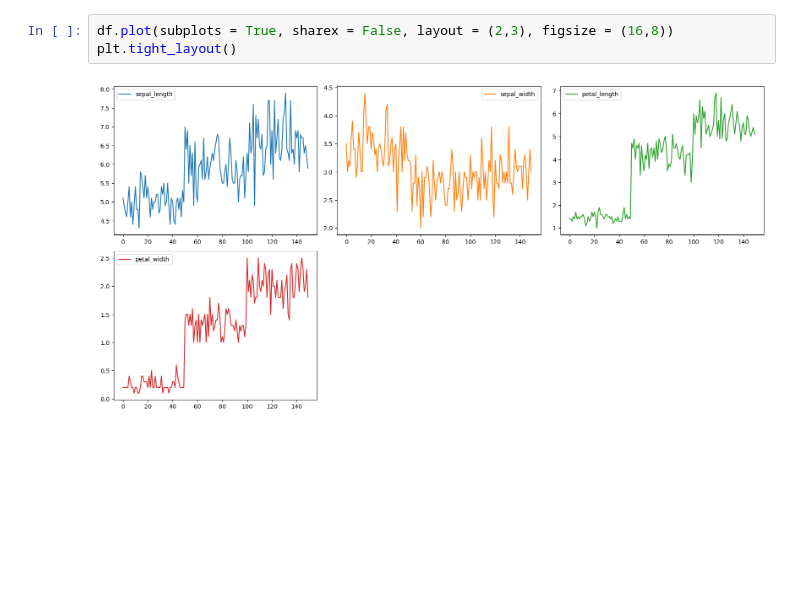
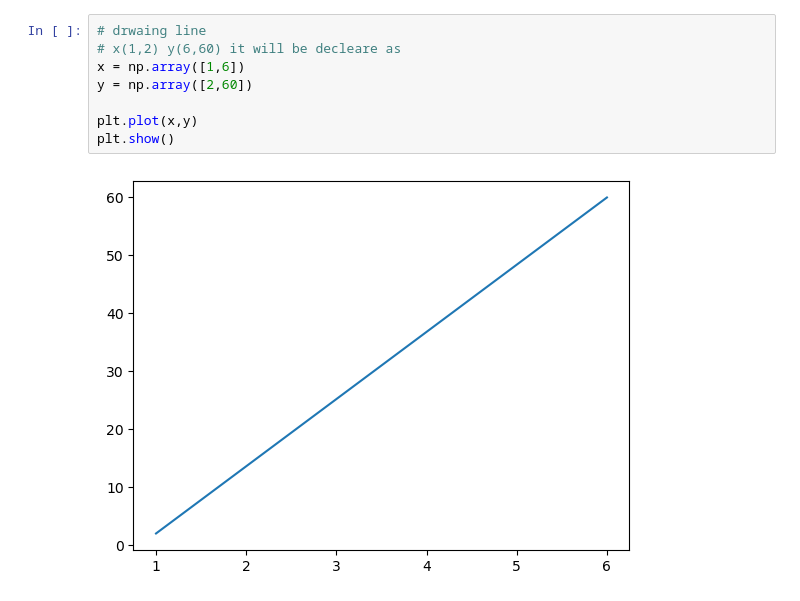
Before and after one commit to AmbarM2609/Vizualization_Python, a Jupyter notebook: Matplotlib.ipynb, the cells around one changed output. Saved outputs shown, nothing was run; the diff lists cells and outputs as text; blank space fills up the shorter version.

```diff
--- a/Matplotlib.ipynb
+++ b/Matplotlib.ipynb
@@ -350,5 +1,10 @@ array([<Axes: >, <Axes: >, <Axes: >, <Axes: >], dtype=object)
-# %%
-df.plot(subplots = True, sharex = False, layout = (2,3), figsize = (16,8))
-plt.tight_layout()
-# %% [output]
-[figure, removed]
+# %%
+# drwaing line
+# x(1,2) y(6,60) it will be decleare as
+x = np.array([1,6])
+y = np.array([2,60])
+
+plt.plot(x,y)
+plt.show()
+# %% [output]
+[figure, added]
```
Also changed, not shown: parts of 78 cells of this notebook, 1 other file.
